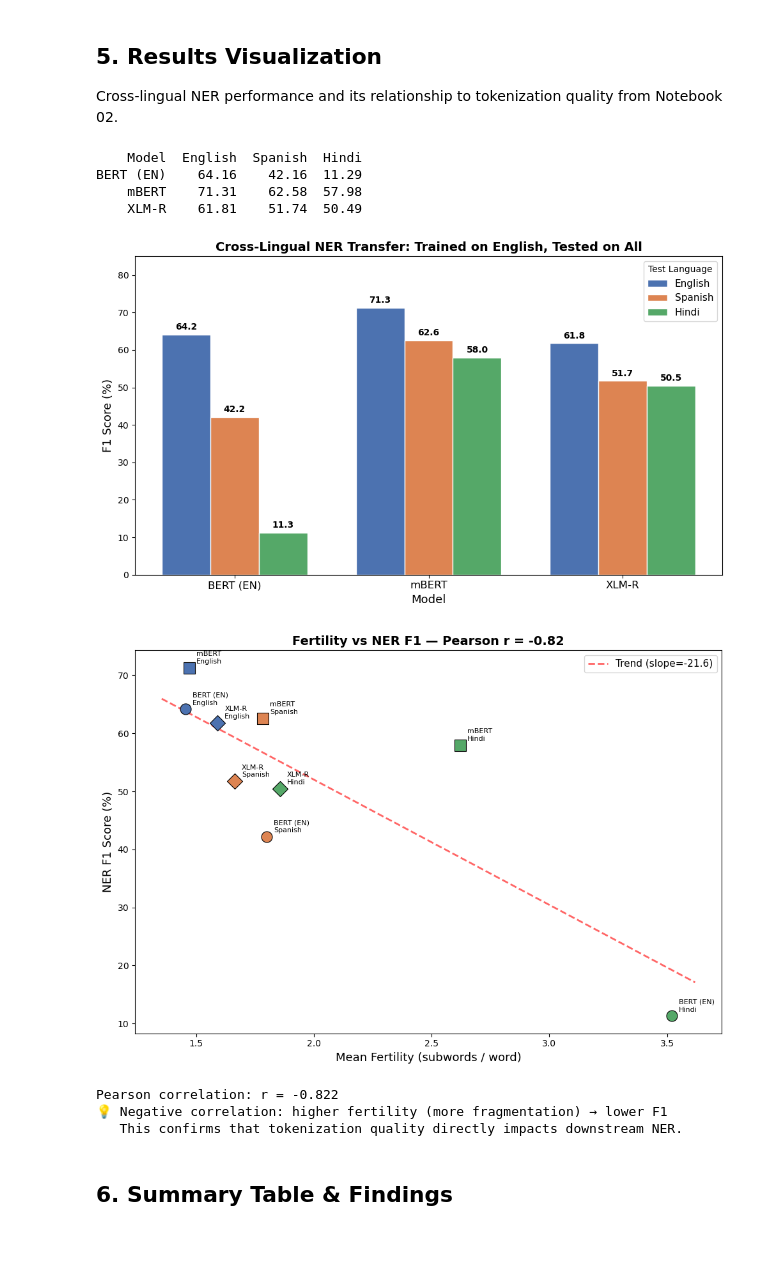
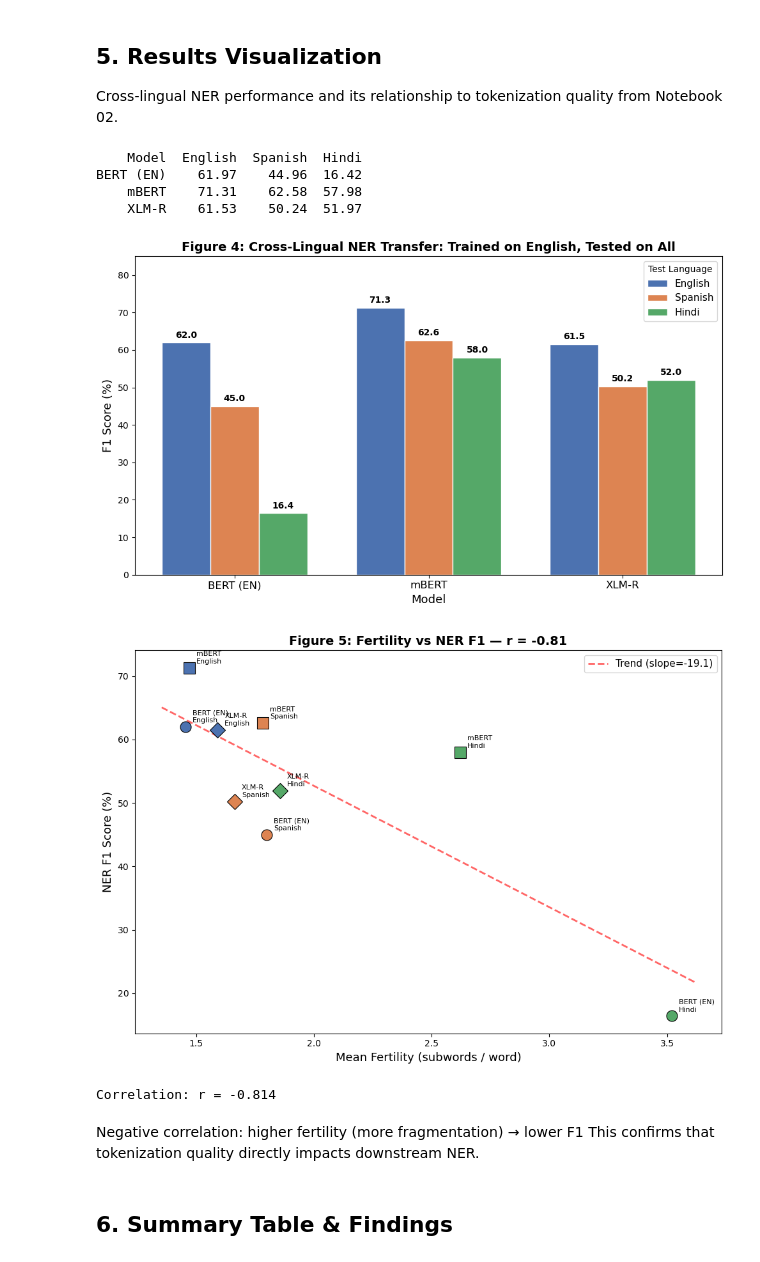
Before and after one commit to k-ksu/CaseStudyNLP, a Jupyter notebook: notebooks/03-downstream-tasks.ipynb, the cells around one changed output. Saved outputs shown, nothing was run; the diff lists cells and outputs as text; code cells hidden in the pictures.

```diff
--- a/notebooks/03-downstream-tasks.ipynb
+++ b/notebooks/03-downstream-tasks.ipynb
@@ -332,37 +323,38 @@ ner_df = pd.DataFrame(all_ner_results).T
 ner_df.index.name = "Model"
 ner_df = ner_df.reset_index()
 
 print(ner_df.to_string(index=False))
 
 fig, ax = plt.subplots(figsize=(10, 6))
 
 x = np.arange(len(ner_df))
 width = 0.25
 colors = ["#4c72b0", "#dd8452", "#55a868"]
 
 for i, lang in enumerate(["English", "Spanish", "Hindi"]):
     bars = ax.bar(x + i * width, ner_df[lang], width, label=lang, color=colors[i], edgecolor="white")
     for bar in bars:
         h = bar.get_height()
         ax.text(bar.get_x() + bar.get_width()/2, h + 0.8, f"{h:.1f}",
                 ha="center", va="bottom", fontsize=10, fontweight="bold")
 
 ax.set_xlabel("Model", fontsize=13)
 ax.set_ylabel("F1 Score (%)", fontsize=13)
-ax.set_title("Cross-Lingual NER Transfer: Trained on English, Tested on All",
+ax.set_title("Figure 4: Cross-Lingual NER Transfer: Trained on English, Tested on All",
              fontsize=14, fontweight="bold")
 ax.set_xticks(x + width)
 ax.set_xticklabels(ner_df["Model"], fontsize=12)
 ax.legend(fontsize=11, title="Test Language")
 ax.set_ylim(0, 85)
 fig.tight_layout()
+plt.savefig("../figures/fig4_ner_transfer.png", dpi=150, bbox_inches="tight")
 plt.show()
 # %% [output]
     Model  English  Spanish  Hindi
-BERT (EN)    64.16    42.16  11.29
+BERT (EN)    61.97    44.96  16.42
     mBERT    71.31    62.58  57.98
-    XLM-R    61.81    51.74  50.49
+    XLM-R    61.53    50.24  51.97
-[figure, old version]
+[figure, new version]
 # %%
 fertility_data = {
     "BERT (EN)": {"Mono English": 1.454, "Mono Spanish": 1.799, "Mono Hindi": 3.519},
@@ -370,7 +362,6 @@ fertility_data = {
     "XLM-R":     {"Mono English": 1.591, "Mono Spanish": 1.664, "Mono Hindi": 1.856},
 }
 
-# Build scatter data
 scatter_data = []
 lang_map = {"English": "Mono English", "Spanish": "Mono Spanish", "Hindi": "Mono Hindi"}
 
@@ -398,29 +389,27 @@ for _, row in scatter_df.iterrows():
                 (row["Fertility"], row["F1"]),
                 textcoords="offset points", xytext=(8, 5), fontsize=8)
 
-# Trend line
 from numpy.polynomial.polynomial import polyfit
 b, m = polyfit(scatter_df["Fertility"], scatter_df["F1"], 1)
 x_line = np.linspace(scatter_df["Fertility"].min() - 0.1, scatter_df["Fertility"].max() + 0.1, 100)
 ax.plot(x_line, b + m * x_line, "--", color="red", alpha=0.6, linewidth=2, label=f"Trend (slope={m:.1f})")
 
-# Correlation
 corr = scatter_df["Fertility"].corr(scatter_df["F1"])
 ax.set_xlabel("Mean Fertility (subwords / word)", fontsize=13)
 ax.set_ylabel("NER F1 Score (%)", fontsize=13)
-ax.set_title(f"Fertility vs NER F1 — Pearson r = {corr:.2f}", fontsize=14, fontweight="bold")
+ax.set_title(f"Figure 5: Fertility vs NER F1 — r = {corr:.2f}", fontsize=14, fontweight="bold")
 ax.legend(fontsize=11)
 fig.tight_layout()
+plt.savefig("../figures/fig5_fertility_f1_correlation.png", dpi=150, bbox_inches="tight")
 plt.show()
 
-print(f"\nPearson correlation: r = {corr:.3f}")
-print("💡 Negative correlation: higher fertility (more fragmentation) → lower F1")
-print("   This confirms that tokenization quality directly impacts downstream NER.")
+print(f"\nCorrelation: r = {corr:.3f}")
 # %% [output]
-[figure, old version]
+[figure, new version]
-Pearson correlation: r = -0.822
-💡 Negative correlation: higher fertility (more fragmentation) → lower F1
-   This confirms that tokenization quality directly impacts downstream NER.
+Correlation: r = -0.814
+# %% [markdown]
+Negative correlation: higher fertility (more fragmentation) → lower F1
+   This confirms that tokenization quality directly impacts downstream NER.
 # %% [markdown]
 ## 6. Summary Table & Findings
 # %%
```
Also changed, not shown: parts of 8 cells of this notebook, 20 other files.
